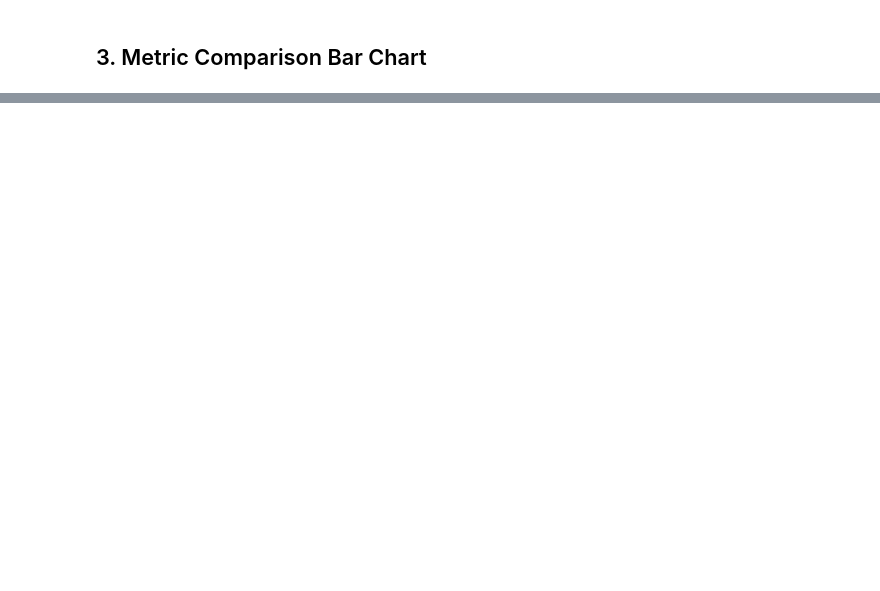
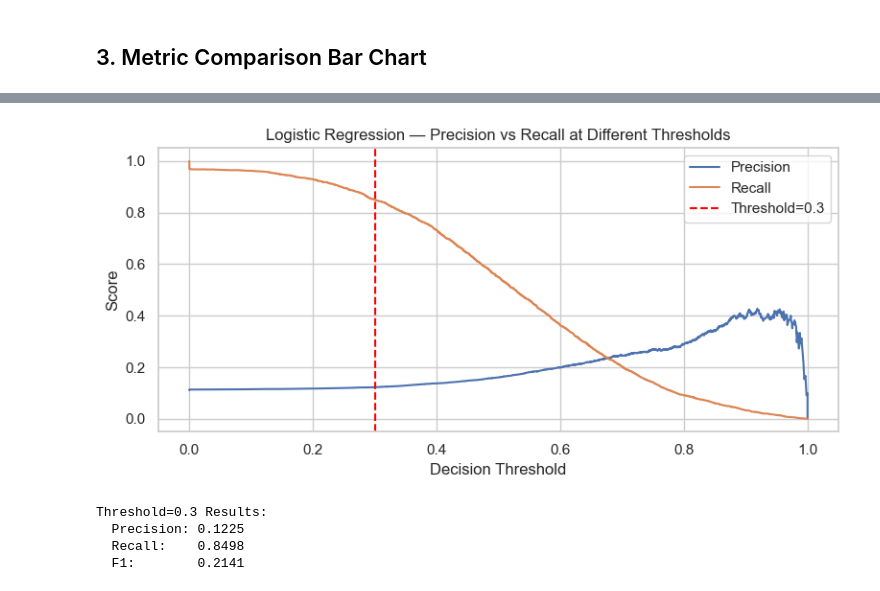
Before and after one commit to rchhabra13/hospital-readmission, a Jupyter notebook: notebooks/04_evaluation.ipynb, the cells around one changed output, grey strips where cells are left out. Saved outputs shown, nothing was run; the diff lists cells and outputs as text; code cells hidden in the pictures; blank space fills up the shorter version.

```diff
--- a/notebooks/04_evaluation.ipynb
+++ b/notebooks/04_evaluation.ipynb
@@ -100,0 +132,34 @@ plt.show()
+# %%
+## 5. Threshold Tuning for Logistic Regression
+# Lower threshold → higher Recall (catches more true readmissions)
+from sklearn.metrics import precision_recall_curve
+
+lr_model = models['Logistic Regression']
+y_prob_lr = lr_model.predict_proba(X_test)[:, 1]
+
+precisions, recalls, thresholds = precision_recall_curve(y_test, y_prob_lr)
+
+plt.figure(figsize=(8, 4))
+plt.plot(thresholds, precisions[:-1], label='Precision')
+plt.plot(thresholds, recalls[:-1], label='Recall')
+plt.axvline(0.3, color='red', linestyle='--', label='Threshold=0.3')
+plt.xlabel('Decision Threshold')
+plt.ylabel('Score')
+plt.title('Logistic Regression — Precision vs Recall at Different Thresholds')
+plt.legend()
+plt.tight_layout()
+plt.savefig('../outputs/figures/lr_threshold_curve.png', dpi=150)
+plt.show()
+
+# Apply threshold=0.3 and print results
+y_pred_tuned = (y_prob_lr >= 0.3).astype(int)
+print('Threshold=0.3 Results:')
+print(f'  Precision: {precision_score(y_test, y_pred_tuned, zero_division=0):.4f}')
+print(f'  Recall:    {recall_score(y_test, y_pred_tuned, zero_division=0):.4f}')
+print(f'  F1:        {f1_score(y_test, y_pred_tuned, zero_division=0):.4f}')
+# %% [output]
+[figure, added]
+Threshold=0.3 Results:
+  Precision: 0.1225
+  Recall:    0.8498
+  F1:        0.2141
```
Also changed, not shown: parts of 4 cells of this notebook, 14 other files.
